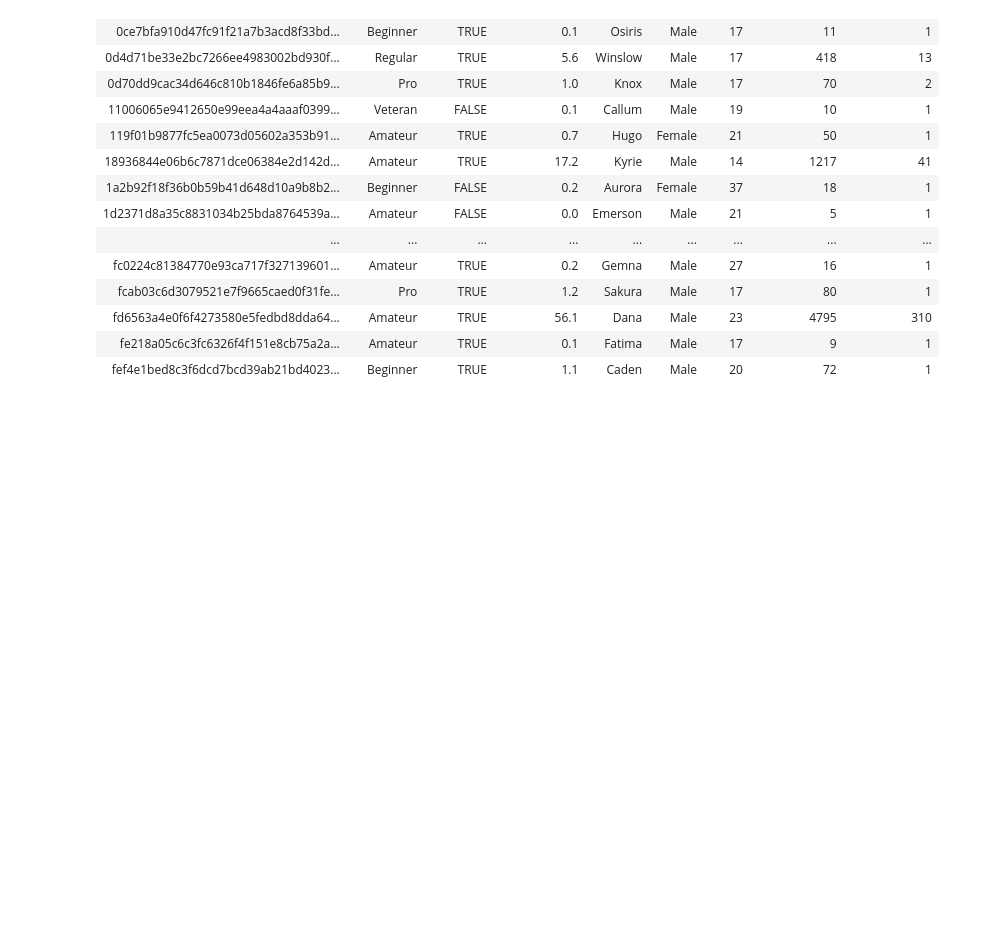
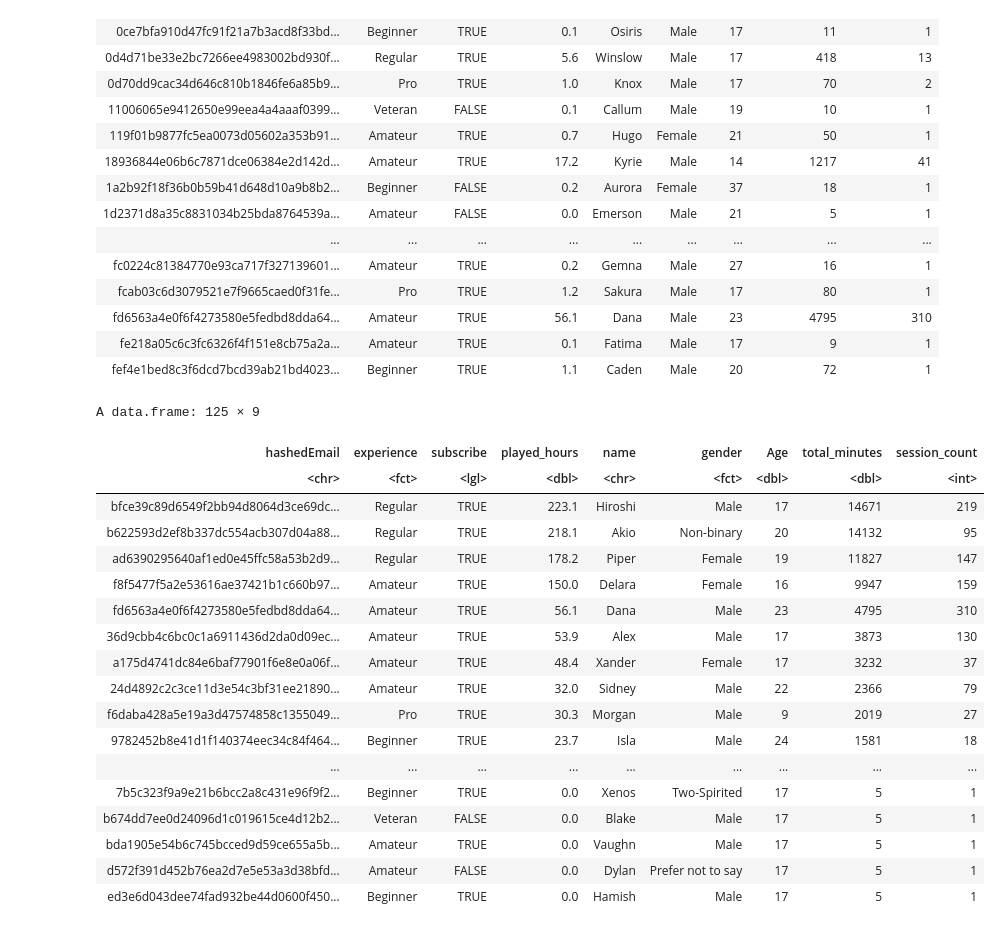
Before and after one commit to mxriesong/dsci100project, a Jupyter notebook: Untitled.ipynb, the cells around one changed output. Cells and saved outputs as stored; diff of their text form; code cells hidden in the pictures; blank space fills up the shorter version.

```diff
--- a/Untitled.ipynb
+++ b/Untitled.ipynb
@@ -163,3 +163,28 @@ A data.frame: 125 × 9
 | fd6563a4e0f6f4273580e5fedbd8dda64... | Amateur | TRUE | 56.1 | Dana | Male | 23 | 4795 | 310 |
 | fe218a05c6c3fc6326f4f151e8cb75a2a... | Amateur | TRUE | 0.1 | Fatima | Male | 17 | 9 | 1 |
 | fef4e1bed8c3f6dcd7bcd39ab21bd4023... | Beginner | TRUE | 1.1 | Caden | Male | 20 | 72 | 1 |
+# %%
+merged_data <- merged_data |>
+arrange(desc(total_minutes))
+
+merged_data
+# %% [output]
+A data.frame: 125 × 9
+| hashedEmail | experience | subscribe | played_hours | name | gender | Age | total_minutes | session_count |
+| <chr> | <fct> | <lgl> | <dbl> | <chr> | <fct> | <dbl> | <dbl> | <int> |
+| bfce39c89d6549f2bb94d8064d3ce69dc... | Regular | TRUE | 223.1 | Hiroshi | Male | 17 | 14671 | 219 |
+| b622593d2ef8b337dc554acb307d04a88... | Regular | TRUE | 218.1 | Akio | Non-binary | 20 | 14132 | 95 |
+| ad6390295640af1ed0e45ffc58a53b2d9... | Regular | TRUE | 178.2 | Piper | Female | 19 | 11827 | 147 |
+| f8f5477f5a2e53616ae37421b1c660b97... | Amateur | TRUE | 150.0 | Delara | Female | 16 | 9947 | 159 |
+| fd6563a4e0f6f4273580e5fedbd8dda64... | Amateur | TRUE | 56.1 | Dana | Male | 23 | 4795 | 310 |
+| 36d9cbb4c6bc0c1a6911436d2da0d09ec... | Amateur | TRUE | 53.9 | Alex | Male | 17 | 3873 | 130 |
+| a175d4741dc84e6baf77901f6e8e0a06f... | Amateur | TRUE | 48.4 | Xander | Female | 17 | 3232 | 37 |
+| 24d4892c2c3ce11d3e54c3bf31ee21890... | Amateur | TRUE | 32.0 | Sidney | Male | 22 | 2366 | 79 |
+| f6daba428a5e19a3d47574858c1355049... | Pro | TRUE | 30.3 | Morgan | Male | 9 | 2019 | 27 |
+| 9782452b8e41d1f140374eec34c84f464... | Beginner | TRUE | 23.7 | Isla | Male | 24 | 1581 | 18 |
+| ... | ... | ... | ... | ... | ... | ... | ... | ... |
+| 7b5c323f9a9e21b6bcc2a8c431e96f9f2... | Beginner | TRUE | 0.0 | Xenos | Two-Spirited | 17 | 5 | 1 |
+| b674dd7ee0d24096d1c019615ce4d12b2... | Veteran | FALSE | 0.0 | Blake | Male | 17 | 5 | 1 |
+| bda1905e54b6c745bcced9d59ce655a5b... | Amateur | TRUE | 0.0 | Vaughn | Male | 17 | 5 | 1 |
+| d572f391d452b76ea2d7e5e53a3d38bfd... | Amateur | FALSE | 0.0 | Dylan | Prefer not to say | 17 | 5 | 1 |
+| ed3e6d043dee74fad932be44d0600f450... | Beginner | TRUE | 0.0 | Hamish | Male | 17 | 5 | 1 |
```
Also changed, not shown: parts of 2 cells of this notebook.
